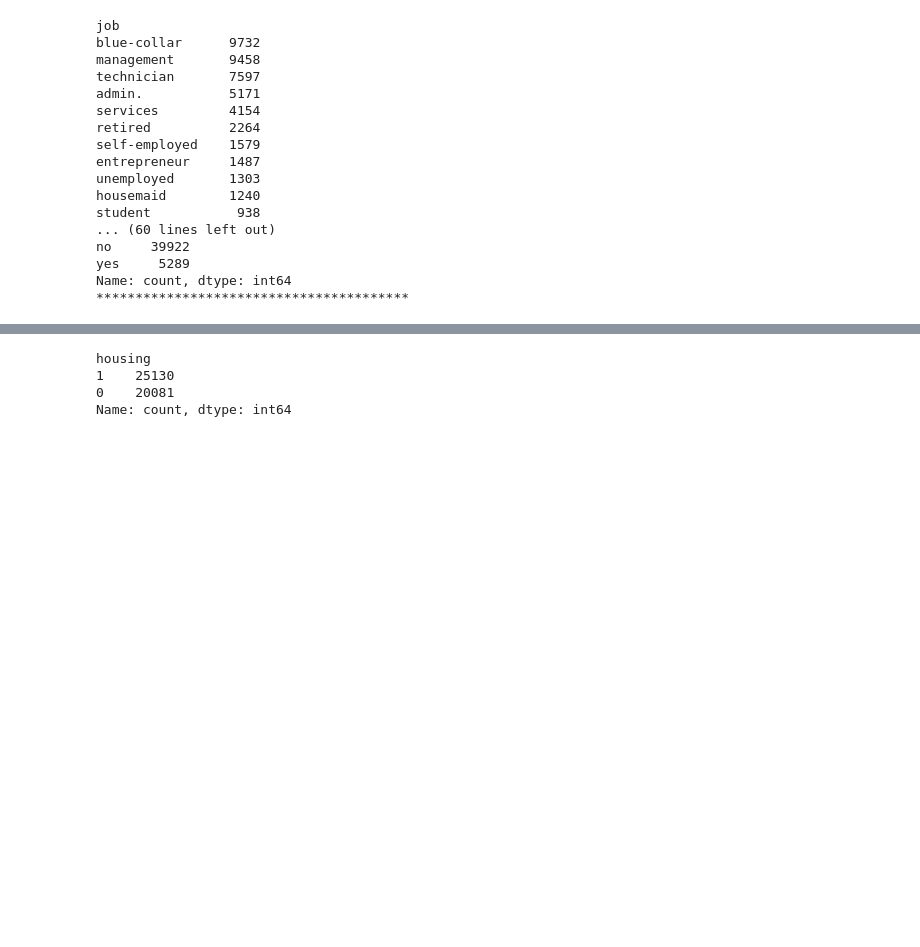
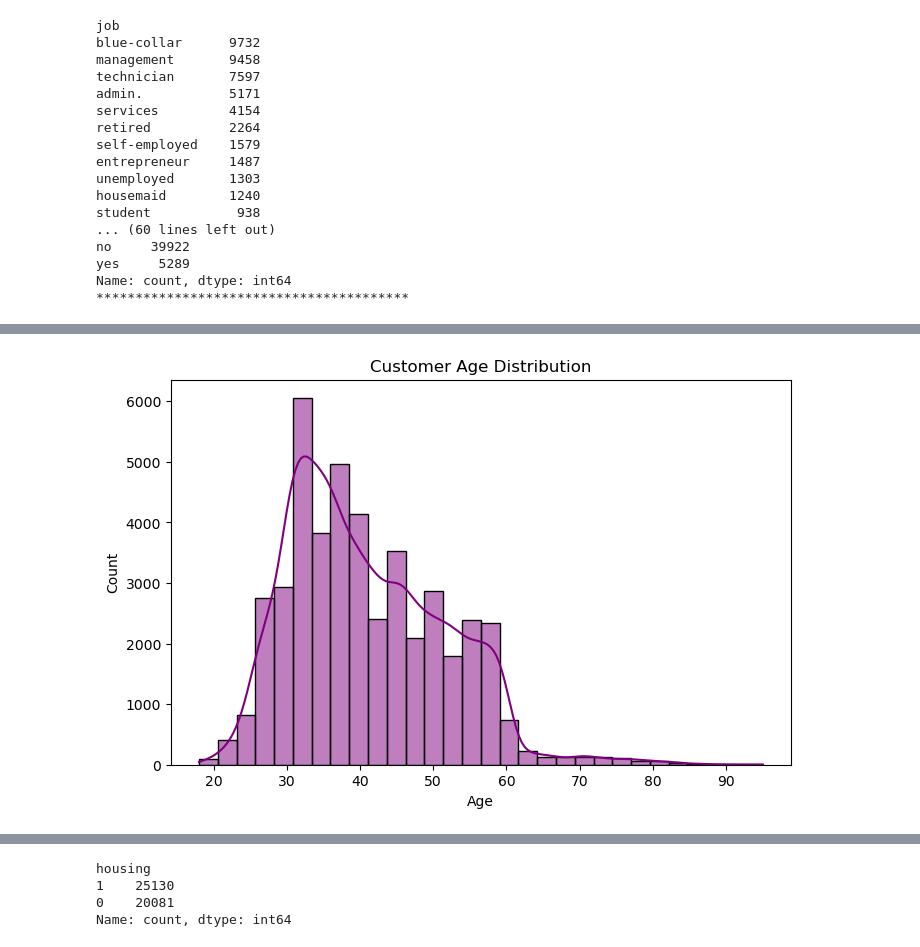
Before and after one commit to anirudhajohare19/BankMarketing_MLModel, a Jupyter notebook: Model.ipynb, the cells around one changed output, grey strips where cells are left out. Cells and saved outputs as stored; diff of their text form; code cells hidden in the pictures; blank space fills up the shorter version.

```diff
--- a/Model.ipynb
+++ b/Model.ipynb
@@ -183,0 +226,10 @@ Name: count, dtype: int64
+# %%
+# Analyzing Customer Age Distribution
+plt.figure(figsize=(8, 5))
+sns.histplot(df['age'], bins=30, kde=True, color='purple')
+plt.title("Customer Age Distribution")
+plt.xlabel("Age")
+plt.ylabel("Count")
+plt.show()
+# %% [output]
+[figure, added]
```
Also changed, not shown: parts of 38 cells of this notebook, 2 other files.
